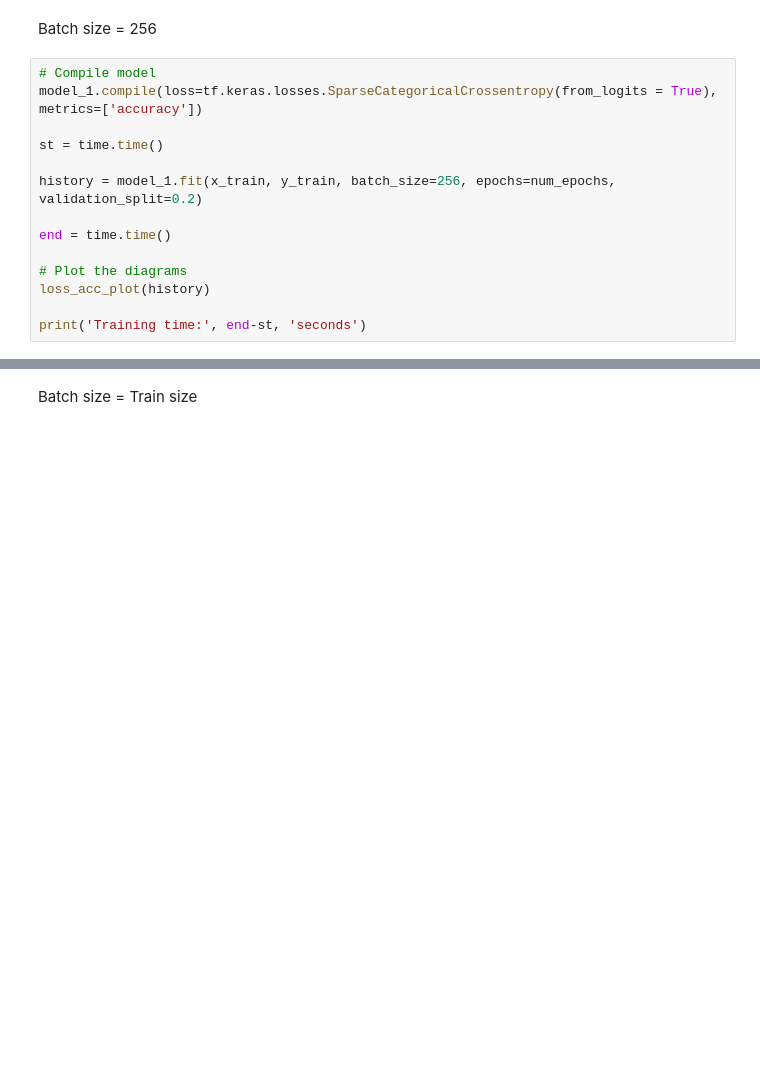
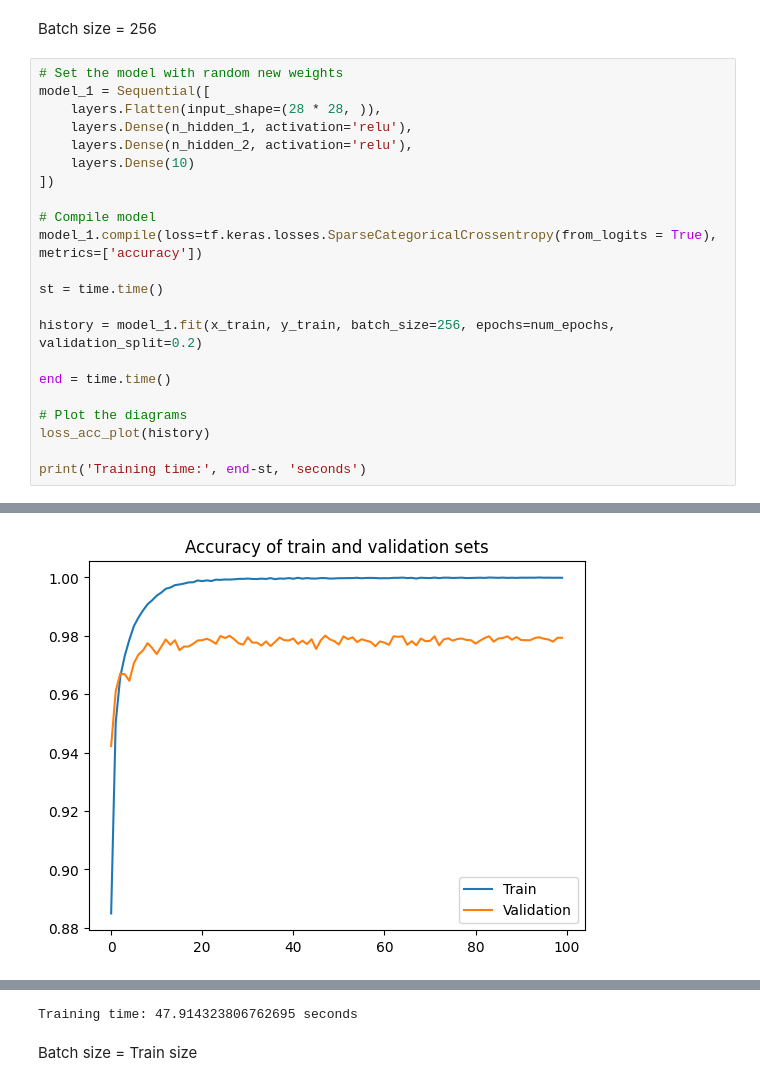
Before and after one commit to condesancho/computational_intelligence_proj, a Jupyter notebook: mlp/efficiency_test_of_mlp.ipynb, the cells around one changed output, grey strips where cells are left out. Drawn from its saved outputs; the diff is of its cells as text; blank space fills up the shorter version.

Commit message:
Updated efficiency test file with diagrams

```diff
--- a/mlp/efficiency_test_of_mlp.ipynb
+++ b/mlp/efficiency_test_of_mlp.ipynb
@@ -86,6 +133,14 @@ print('Training time:', end-st, 'seconds')
 # %% [markdown]
 Batch size = 256
 # %%
+# Set the model with random new weights
+model_1 = Sequential([
+    layers.Flatten(input_shape=(28 * 28, )),
+    layers.Dense(n_hidden_1, activation='relu'),
+    layers.Dense(n_hidden_2, activation='relu'),
+    layers.Dense(10)
+])
+
 # Compile model
 model_1.compile(loss=tf.keras.losses.SparseCategoricalCrossentropy(from_logits = True), metrics=['accuracy'])
 
@@ -99,3 +154,4 @@ end = time.time()
 loss_acc_plot(history)
 
 print('Training time:', end-st, 'seconds')
+# %% [output]
@@ -101,0 +175 @@ print('Training time:', end-st, 'seconds')
+[figure, added]
@@ -102,2 +177,3 @@ print('Training time:', end-st, 'seconds')
+Training time: 47.914323806762695 seconds
 # %% [markdown]
 Batch size = Train size
```
Also changed, not shown: parts of 38 cells of this notebook.
